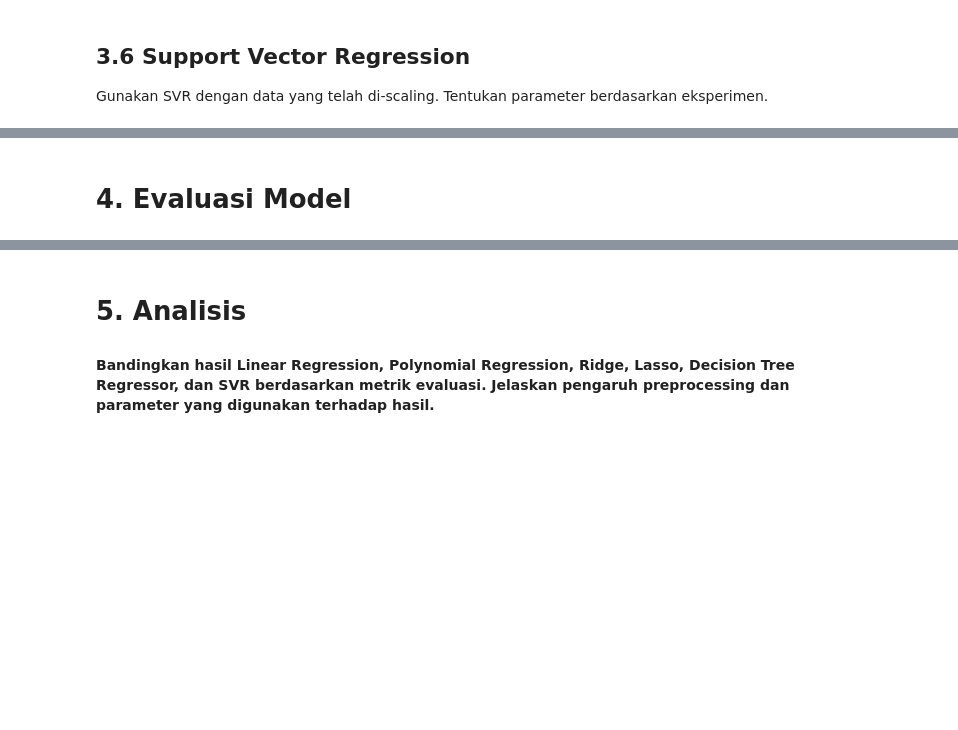
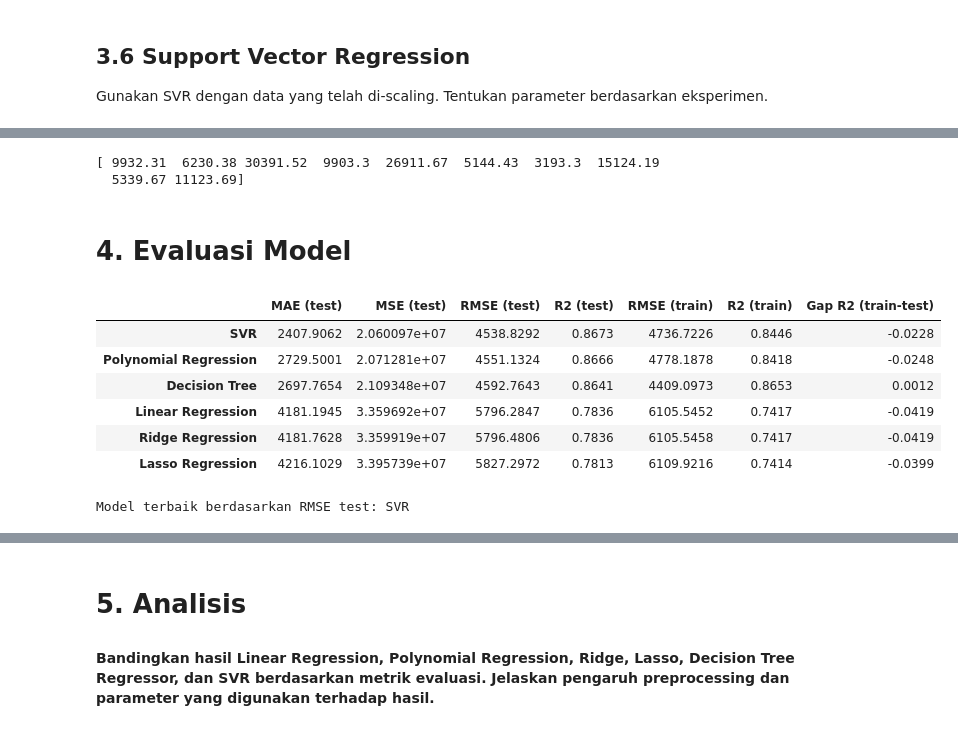
Before and after one commit to nathaniagavrila/Machine-Learning-2026, a Jupyter notebook: 5_Supervised_Learning_Regression/1_Regression_5054251050.ipynb, the cells around one changed output, grey strips where cells are left out. Cells and saved outputs as stored; diff of their text form; code cells hidden in the pictures; blank space fills up the shorter version.

```diff
--- a/5_Supervised_Learning_Regression/1_Regression_5054251050.ipynb
+++ b/5_Supervised_Learning_Regression/1_Regression_5054251050.ipynb
@@ -430,18 +464,56 @@ svr_model = svr_grid.best_estimator_
 # %%
 # Lakukan prediksi pada test set.
-svr_predictions = svr_model.predict(test_x)
+# Prediksi SVR dikembalikan ke skala asli (USD).
+def svr_predict(X):
+    pred_scaled = svr_model.predict(X)
+    return y_scaler.inverse_transform(pred_scaled.reshape(-1, 1)).ravel()
+
+svr_predictions = svr_predict(test_x_scaled)
 print(svr_predictions[:10].round(2))
-evaluate("SVR", svr_model)
+# %% [output]
+[ 9932.31  6230.38 30391.52  9903.3  26911.67  5144.43  3193.3  15124.19
+  5339.67 11123.69]
 # %% [markdown]
 # 4. Evaluasi Model
 # %%
 # Hitung MAE, MSE, RMSE, dan R² untuk setiap model.
 # Sajikan hasil dalam satu tabel perbandingan.
+
+# Prediksi (train, test) tiap model; train dipakai untuk melihat overfitting.
+model_predictions = {
+    "Linear Regression": (linear_regression_model.predict(train_x_scaled), linear_predictions),
+    "Polynomial Regression": (polynomial_model.predict(train_x_poly), polynomial_predictions),
+    "Ridge Regression": (ridge_model.predict(train_x_scaled), ridge_predictions),
+    "Lasso Regression": (lasso_model.predict(train_x_scaled), lasso_predictions),
+    "Decision Tree": (tree_model.predict(train_x_tree), tree_predictions),
+    "SVR": (svr_predict(train_x_scaled), svr_predictions),
+}
+
+results = {}
+predictions = {}
+for name, (pred_train, pred_test) in model_predictions.items():
+    predictions[name] = pred_test
+    results[name] = {
+        "MAE (test)": mean_absolute_error(test_y, pred_test),
+        "MSE (test)": mean_squared_error(test_y, pred_test),
+        "RMSE (test)": np.sqrt(mean_squared_error(test_y, pred_test)),
+        "R2 (test)": r2_score(test_y, pred_test),
+        "RMSE (train)": np.sqrt(mean_squared_error(train_y, pred_train)),
+        "R2 (train)": r2_score(train_y, pred_train),
+    }
+
 results_df = pd.DataFrame(results).T.sort_values("RMSE (test)")
 results_df["Gap R2 (train-test)"] = results_df["R2 (train)"] - results_df["R2 (test)"]
 display(results_df.round(4))
-
-best_model_name = results_df.index[0]
-print("\nModel terbaik berdasarkan RMSE test:", best_model_name)
+print("Model terbaik berdasarkan RMSE test:", results_df.index[0])
+# %% [output]
+|  | MAE (test) | MSE (test) | RMSE (test) | R2 (test) | RMSE (train) | R2 (train) | Gap R2 (train-test) |
+| SVR | 2407.9062 | 2.060097e+07 | 4538.8292 | 0.8673 | 4736.7226 | 0.8446 | -0.0228 |
+| Polynomial Regression | 2729.5001 | 2.071281e+07 | 4551.1324 | 0.8666 | 4778.1878 | 0.8418 | -0.0248 |
+| Decision Tree | 2697.7654 | 2.109348e+07 | 4592.7643 | 0.8641 | 4409.0973 | 0.8653 | 0.0012 |
+| Linear Regression | 4181.1945 | 3.359692e+07 | 5796.2847 | 0.7836 | 6105.5452 | 0.7417 | -0.0419 |
+| Ridge Regression | 4181.7628 | 3.359919e+07 | 5796.4806 | 0.7836 | 6105.5458 | 0.7417 | -0.0419 |
+| Lasso Regression | 4216.1029 | 3.395739e+07 | 5827.2972 | 0.7813 | 6109.9216 | 0.7414 | -0.0399 |
+Model terbaik berdasarkan RMSE test: SVR
 # %%
 # Parameter terbaik hasil eksperimen + CV RMSE pada data train.
```
Also changed, not shown: parts of 20 cells of this notebook.
